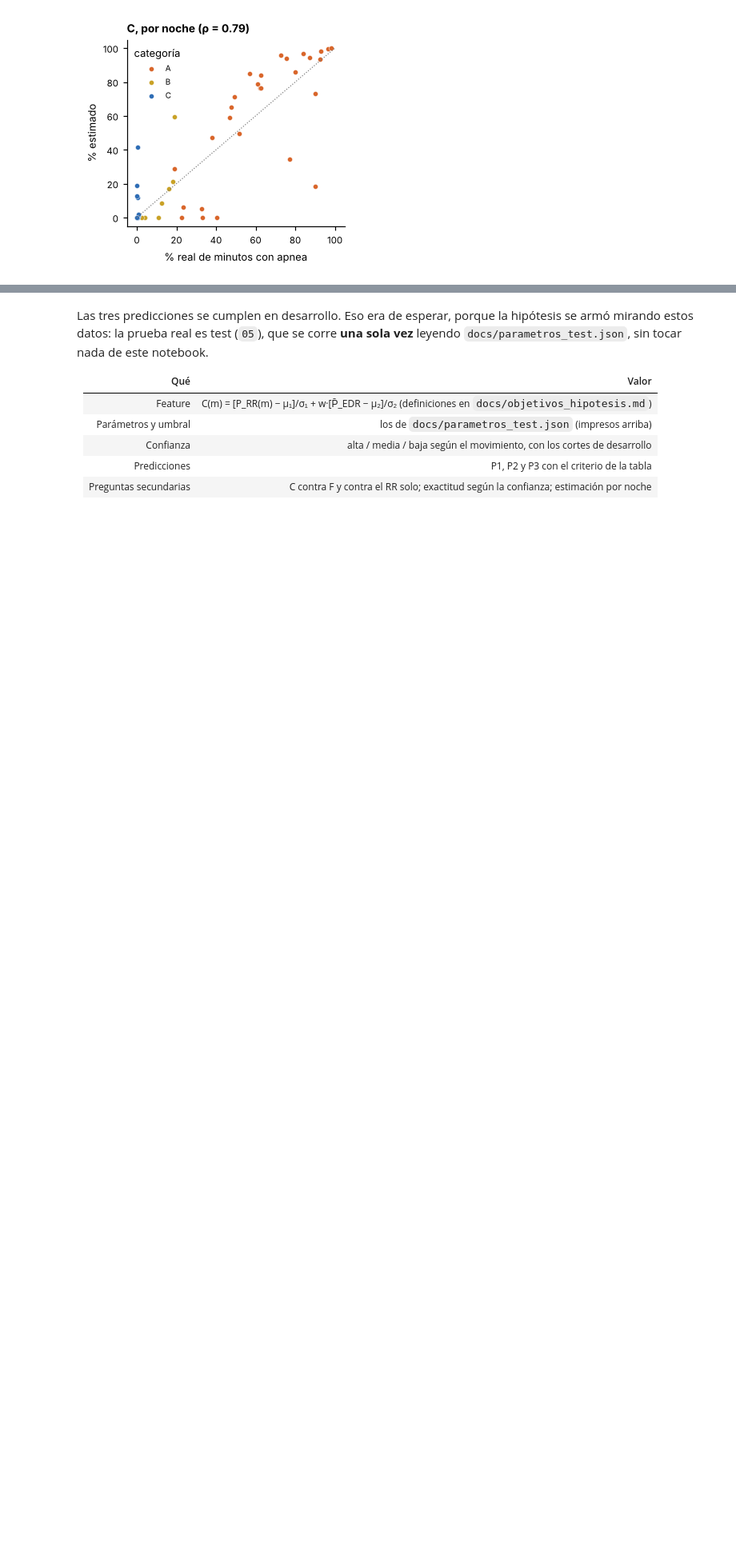
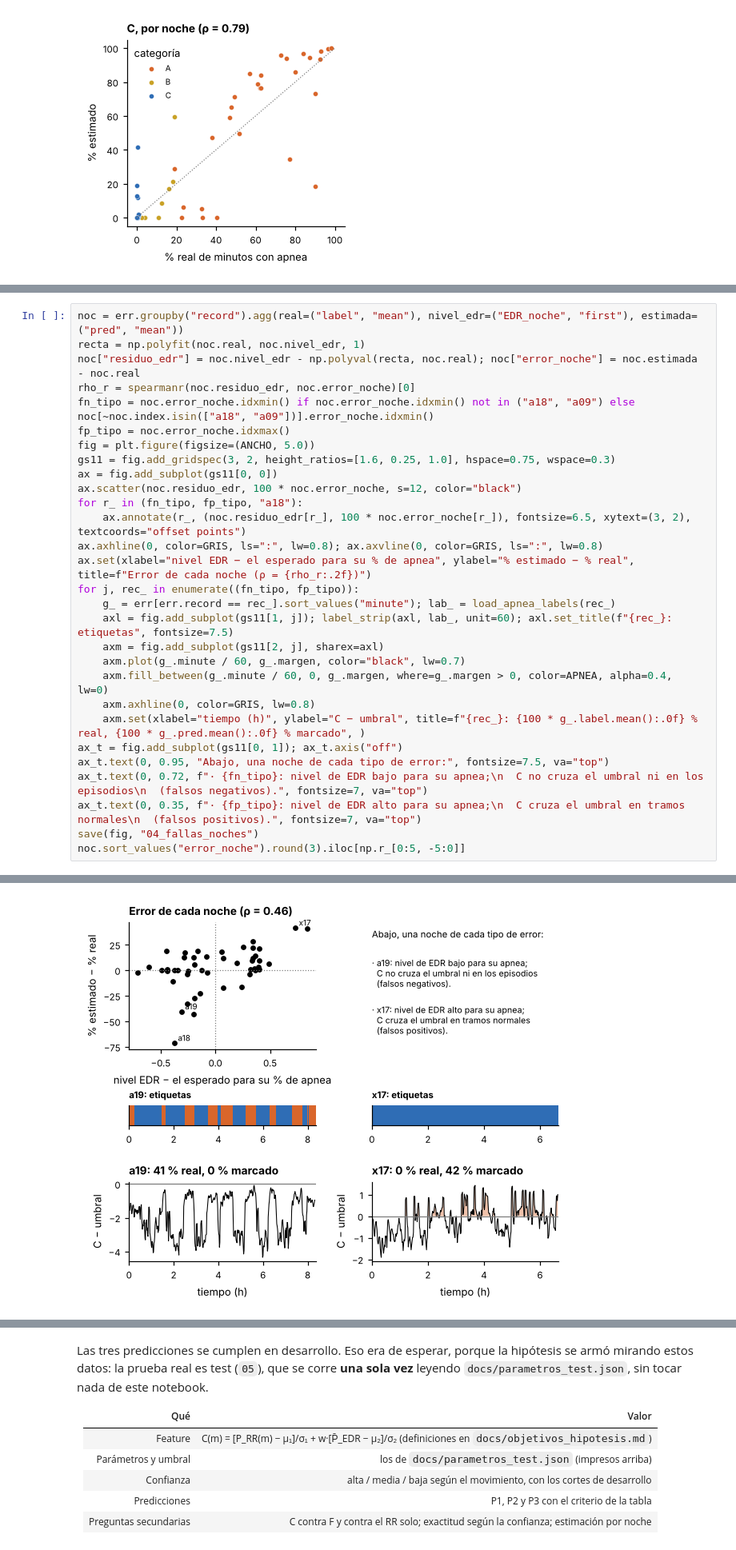
Before and after one commit to afrateitba/PSIB2026Q2-TPS-Grupo08-Frate-Tenca-Weizman, a Jupyter notebook: notebooks/04_feature_y_detector.ipynb, the cells around one changed output, grey strips where cells are left out. Shown at 80% size. Cells and saved outputs as stored; diff of their text form; blank space fills up the shorter version.

```diff
--- a/notebooks/04_feature_y_detector.ipynb
+++ b/notebooks/04_feature_y_detector.ipynb
@@ -526,0 +709,30 @@ En `03` se vio que el movimiento altera la EDR, y en los minutos con movimiento
+# %%
+noc = err.groupby("record").agg(real=("label", "mean"), nivel_edr=("EDR_noche", "first"), estimada=("pred", "mean"))
+recta = np.polyfit(noc.real, noc.nivel_edr, 1)
+noc["residuo_edr"] = noc.nivel_edr - np.polyval(recta, noc.real); noc["error_noche"] = noc.estimada - noc.real
+rho_r = spearmanr(noc.residuo_edr, noc.error_noche)[0]
+fn_tipo = noc.error_noche.idxmin() if noc.error_noche.idxmin() not in ("a18", "a09") else noc[~noc.index.isin(["a18", "a09"])].error_noche.idxmin()
+fp_tipo = noc.error_noche.idxmax()
+fig = plt.figure(figsize=(ANCHO, 5.0))
+gs11 = fig.add_gridspec(3, 2, height_ratios=[1.6, 0.25, 1.0], hspace=0.75, wspace=0.3)
+ax = fig.add_subplot(gs11[0, 0])
+ax.scatter(noc.residuo_edr, 100 * noc.error_noche, s=12, color="black")
+for r_ in (fn_tipo, fp_tipo, "a18"):
+    ax.annotate(r_, (noc.residuo_edr[r_], 100 * noc.error_noche[r_]), fontsize=6.5, xytext=(3, 2), textcoords="offset points")
+ax.axhline(0, color=GRIS, ls=":", lw=0.8); ax.axvline(0, color=GRIS, ls=":", lw=0.8)
+ax.set(xlabel="nivel EDR − el esperado para su % de apnea", ylabel="% estimado − % real", title=f"Error de cada noche (ρ = {rho_r:.2f})")
+for j, rec_ in enumerate((fn_tipo, fp_tipo)):
+    g_ = err[err.record == rec_].sort_values("minute"); lab_ = load_apnea_labels(rec_)
+    axl = fig.add_subplot(gs11[1, j]); label_strip(axl, lab_, unit=60); axl.set_title(f"{rec_}: etiquetas", fontsize=7.5)
+    axm = fig.add_subplot(gs11[2, j], sharex=axl)
+    axm.plot(g_.minute / 60, g_.margen, color="black", lw=0.7)
+    axm.fill_between(g_.minute / 60, 0, g_.margen, where=g_.margen > 0, color=APNEA, alpha=0.4, lw=0)
+    axm.axhline(0, color=GRIS, lw=0.8)
+    axm.set(xlabel="tiempo (h)", ylabel="C − umbral", title=f"{rec_}: {100 * g_.label.mean():.0f} % real, {100 * g_.pred.mean():.0f} % marcado", )
+ax_t = fig.add_subplot(gs11[0, 1]); ax_t.axis("off")
+ax_t.text(0, 0.95, "Abajo, una noche de cada tipo de error:", fontsize=7.5, va="top")
+ax_t.text(0, 0.72, f"· {fn_tipo}: nivel de EDR bajo para su apnea;\n  C no cruza el umbral ni en los episodios\n  (falsos negativos).", fontsize=7, va="top")
+ax_t.text(0, 0.35, f"· {fp_tipo}: nivel de EDR alto para su apnea;\n  C cruza el umbral en tramos normales\n  (falsos positivos).", fontsize=7, va="top")
+save(fig, "04_fallas_noches")
+noc.sort_values("error_noche").round(3).iloc[np.r_[0:5, -5:0]]
+# %% [output]
@@ -526,0 +751 @@ En `03` se vio que el movimiento altera la EDR, y en los minutos con movimiento
+[figure, added]
```
Also changed, not shown: parts of 14 cells of this notebook, 3 other files.
